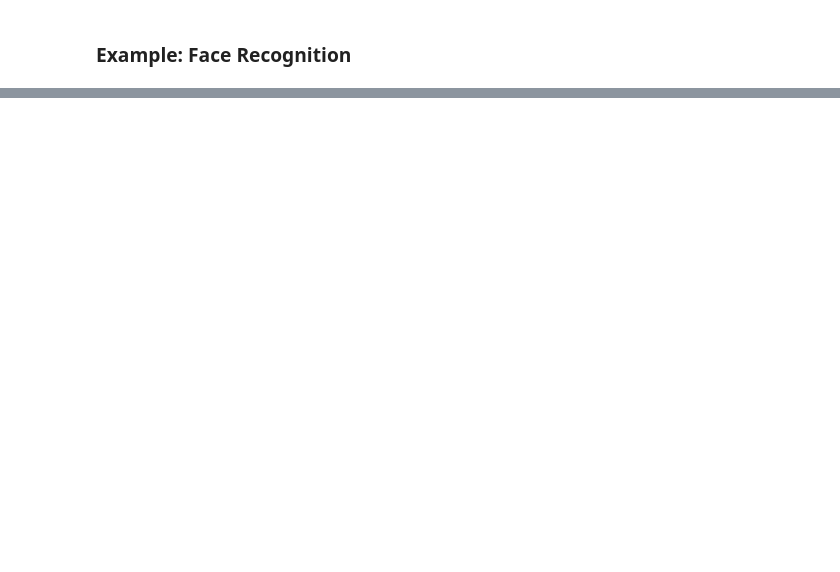
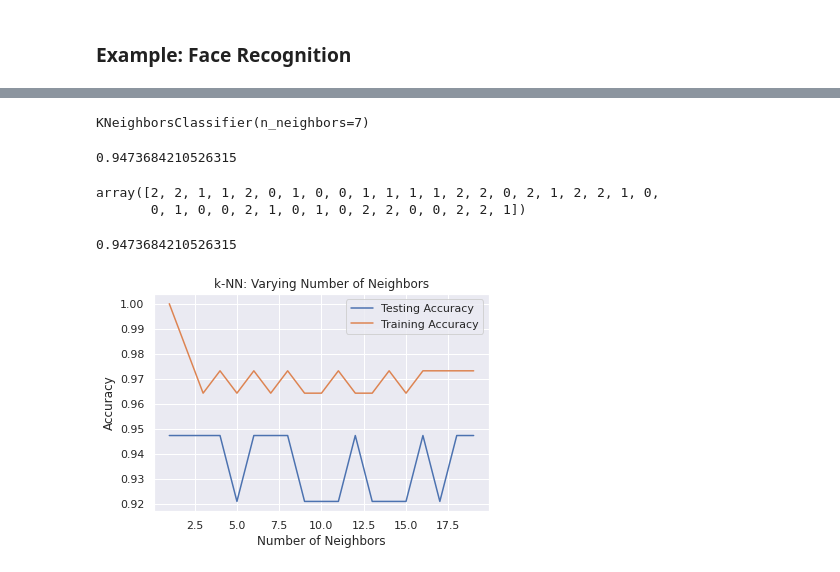
Before and after one commit to kovaxoid/python-analitika-2, a Jupyter notebook: 08_Strojno_ucenje_klasifikacija/08_Strojno_ucenje_klasifikacija_CLEAN.ipynb, the cells around one changed output, grey strips where cells are left out. Saved outputs shown, nothing was run; the diff lists cells and outputs as text; code cells hidden in the pictures; blank space fills up the shorter version.

```diff
--- a/08_Strojno_ucenje_klasifikacija/08_Strojno_ucenje_klasifikacija_CLEAN.ipynb
+++ b/08_Strojno_ucenje_klasifikacija/08_Strojno_ucenje_klasifikacija_CLEAN.ipynb
@@ -475,0 +476,26 @@ plt.ylabel('predicted label');
+# %%
+# Split into training and test set
+X_train, X_test, y_train, y_test = train_test_split(X, y, random_state=11)
+# %%
+from sklearn.preprocessing import MinMaxScaler
+
+scaler = MinMaxScaler()
+X_train_scaled = scaler.fit_transform(X_train)
+
+X_test_scaled = scaler.transform(X_test)
+# %%
+# Import KNeighborsClassifier from sklearn.neighbors
+from sklearn.neighbors import KNeighborsClassifier
+
+# Create a k-NN classifier with 6 neighbors
+knn = KNeighborsClassifier(n_neighbors=7)
+# %%
+# Fit the classifier to the data
+knn.fit(X_train_scaled, y_train)
+# %% [output]
+KNeighborsClassifier(n_neighbors=7)
+# %%
+# Print the accuracy
+print(knn.score(X_test_scaled, y_test))
+# %% [output]
+0.9473684210526315
@@ -475,0 +505,41 @@ plt.ylabel('predicted label');
+# %%
+predict
+# %% [output]
+array([2, 2, 1, 1, 2, 0, 1, 0, 0, 1, 1, 1, 1, 2, 2, 0, 2, 1, 2, 2, 1, 0,
+       0, 1, 0, 0, 2, 1, 0, 1, 0, 2, 2, 0, 0, 2, 2, 1])
+# %%
+from sklearn.metrics import accuracy_score
+# evaluate accuracy
+print(accuracy_score(y_test, predict))
+# %% [output]
+0.9473684210526315
+# %%
+# Setup arrays to store train and test accuracies
+neighbors = np.arange(1, 20)
+train_accuracy = np.empty(len(neighbors))
+test_accuracy = np.empty(len(neighbors))
+
+# Loop over different values of k
+for i, k in enumerate(neighbors):
+    # Setup a k-NN Classifier with k neighbors: knn
+    knn = KNeighborsClassifier(n_neighbors=k)
+
+    # Fit the classifier to the training data
+    knn.fit(X_train_scaled, y_train)
+
+    #Compute accuracy on the training set
+    train_accuracy[i] = knn.score(X_train_scaled, y_train)
+
+    #Compute accuracy on the testing set
+    test_accuracy[i] = knn.score(X_test_scaled, y_test)
+
+# Generate plot
+plt.title('k-NN: Varying Number of Neighbors')
+plt.plot(neighbors, test_accuracy, label = 'Testing Accuracy')
+plt.plot(neighbors, train_accuracy, label = 'Training Accuracy')
+plt.legend()
+plt.xlabel('Number of Neighbors')
+plt.ylabel('Accuracy')
+plt.show()
+# %% [output]
+[figure, added]
```
Also changed, not shown: parts of 97 cells of this notebook, 7 other files.
